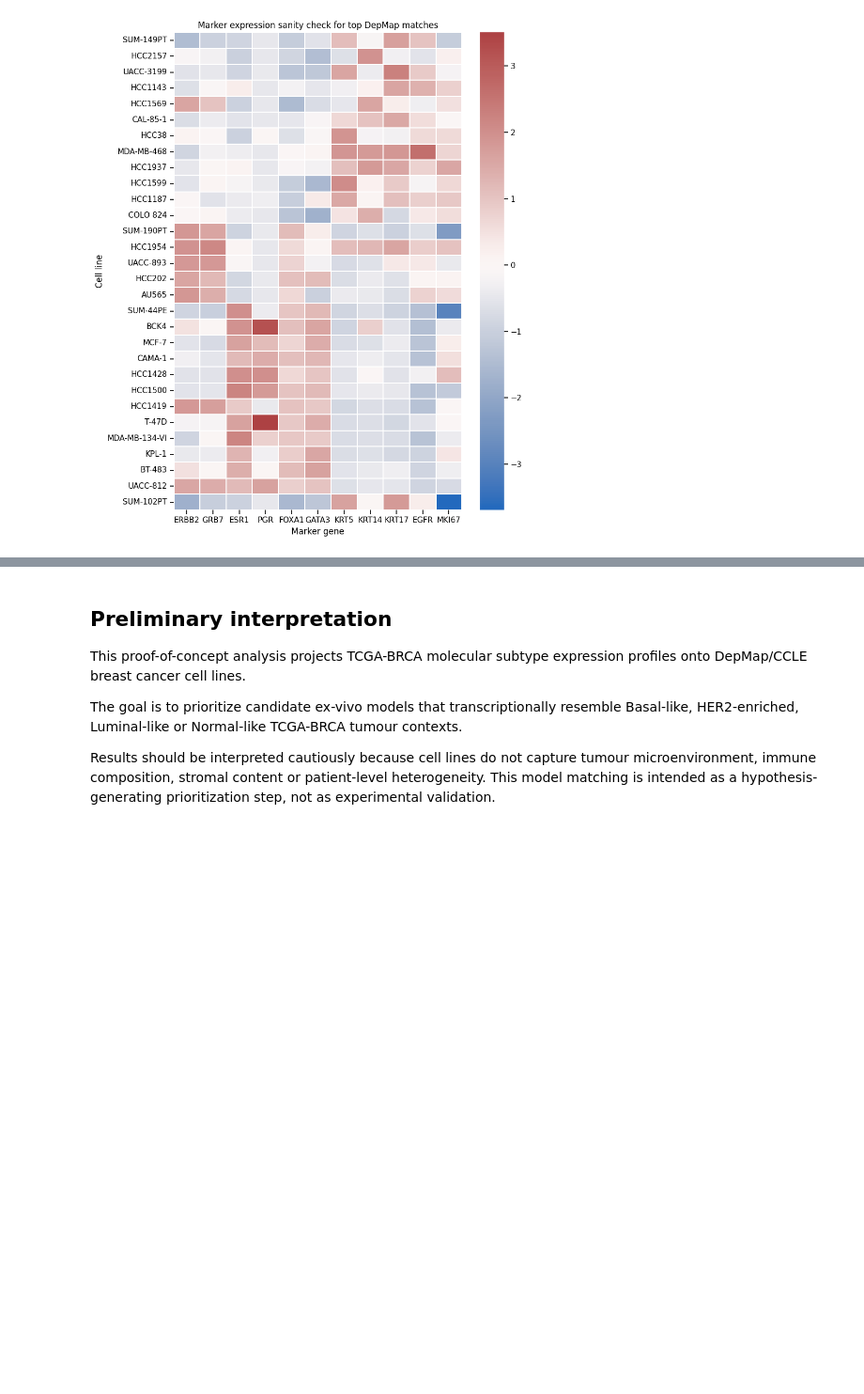
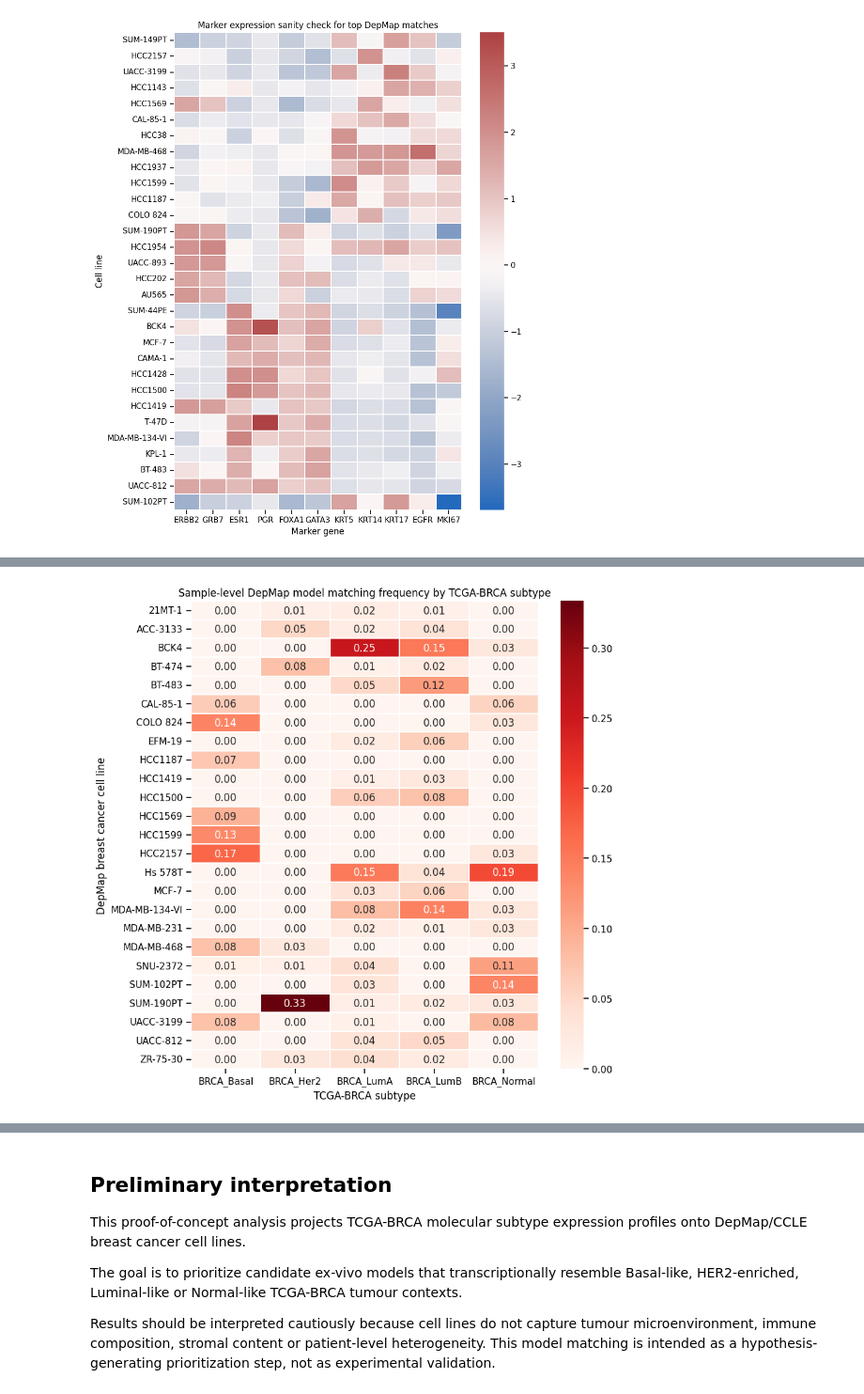
Before and after one commit to rubengarciad93bioinfo/tcga-brca-translational-stratification, a Jupyter notebook: notebooks/10_ex_vivo_model_matching.ipynb, the cells around one changed output, grey strips where cells are left out. Shown at 94% size. Cells and saved outputs as stored; diff of their text form; code cells hidden in the pictures; blank space fills up the shorter version.

Commit message:
Add sample-level ex-vivo model matching

```diff
--- a/notebooks/10_ex_vivo_model_matching.ipynb
+++ b/notebooks/10_ex_vivo_model_matching.ipynb
@@ -837,0 +978,19 @@ plt.show()
+# %%
+top1_matches = top_sample_matches_df[top_sample_matches_df["rank"] == 1].copy()
+
+model_name_for_display = "model_display_name"
+
+top_model_frequency_by_subtype = (
+    top1_matches
+    .groupby(["SUBTYPE", model_name_for_display])
+    .size()
+    .reset_index(name="n_samples_top1")
+    .sort_values(["SUBTYPE", "n_samples_top1"], ascending=[True, False])
+)
+
+display(top_model_frequency_by_subtype.groupby("SUBTYPE").head(10))
+
+top_model_frequency_by_subtype.to_csv(
+    TABLES_DIR / "sample_level_top1_model_frequency_by_subtype.csv",
+    index=False
+)
@@ -837,0 +1015,56 @@ plt.show()
+# %%
+# Select top models that appear frequently as top-1 matches within any subtype
+frequent_models = (
+    top_model_frequency_by_subtype
+    .groupby(model_name_for_display)["n_samples_top1"]
+    .sum()
+    .sort_values(ascending=False)
+    .head(25)
+    .index
+    .tolist()
+)
+
+freq_plot_df = top_model_frequency_by_subtype[
+    top_model_frequency_by_subtype[model_name_for_display].isin(frequent_models)
+].copy()
+
+freq_matrix = (
+    freq_plot_df
+    .pivot_table(
+        index=model_name_for_display,
+        columns="SUBTYPE",
+        values="n_samples_top1",
+        fill_value=0,
+    )
+)
+
+# Convert to fraction within each subtype for easier interpretation
+subtype_counts = top1_matches["SUBTYPE"].value_counts()
+freq_fraction_matrix = freq_matrix.copy()
+
+for subtype in freq_fraction_matrix.columns:
+    freq_fraction_matrix[subtype] = freq_fraction_matrix[subtype] / subtype_counts[subtype]
+
+plt.figure(figsize=(9, max(6, 0.35 * freq_fraction_matrix.shape[0])))
+
+sns.heatmap(
+    freq_fraction_matrix,
+    cmap="Reds",
+    linewidths=0.2,
+    annot=True,
+    fmt=".2f",
+)
+
+plt.title("Sample-level DepMap model matching frequency by TCGA-BRCA subtype")
+plt.xlabel("TCGA-BRCA subtype")
+plt.ylabel("DepMap breast cancer cell line")
+plt.tight_layout()
+
+plt.savefig(
+    FIGURES_DIR / "sample_level_depmap_model_matching_frequency_by_subtype.png",
+    dpi=300,
+)
+
+plt.show()
+# %% [output]
+[figure, added]
```
Also changed, not shown: parts of 5 cells of this notebook, 6 other files.
